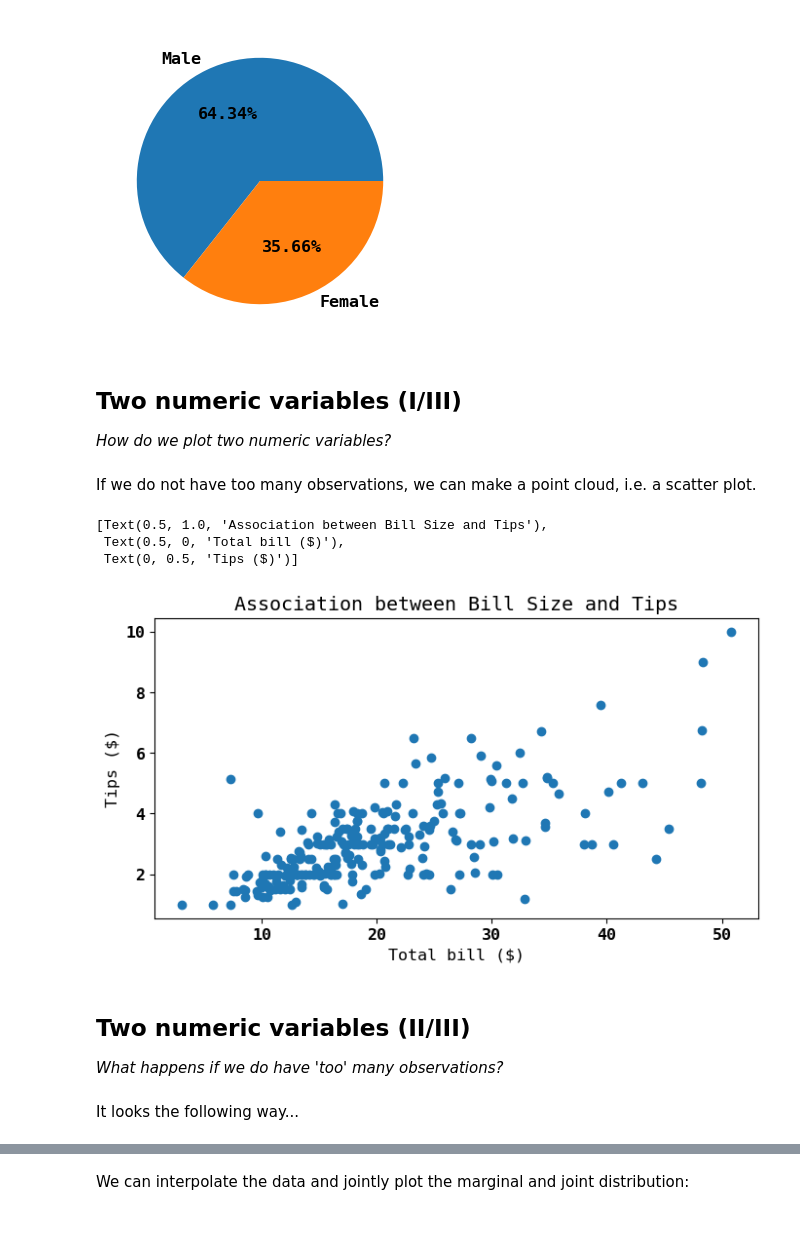
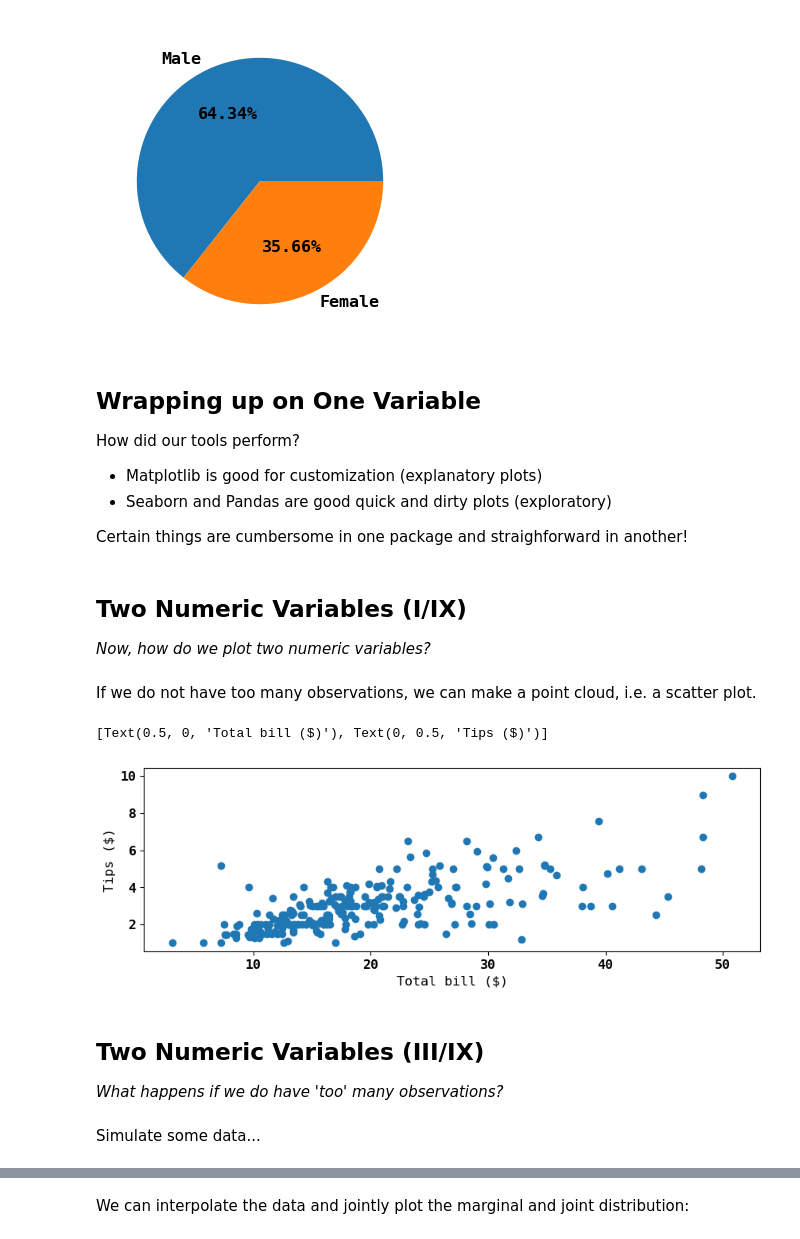
Before and after one commit to joachimkrasmussen/ISDS, a Jupyter notebook: session_3/module_3_slides.ipynb, the cells around one changed output, grey strips where cells are left out. Saved outputs shown, nothing was run; the diff lists cells and outputs as text; code cells hidden in the pictures.

```diff
--- a/session_3/module_3_slides.ipynb
+++ b/session_3/module_3_slides.ipynb
@@ -429,30 +378,29 @@ ax.pie(sizes, labels=['Male', 'Female'], autopct='%1.2f%%')  # Make pie represen
 plt.show()
 # %% [output]
 [figure]
+# %% [markdown]
+## Wrapping up on One Variable
+
+How did our tools perform?
+
+- Matplotlib is good for customization (explanatory plots)
+- Seaborn and Pandas are good quick and dirty plots (exploratory)
+
+Certain things are cumbersome in one package and straighforward in another!
 # %% [markdown]
-## Two numeric variables (I/III)
-*How do we plot two numeric variables?*
+## Two Numeric Variables (I/IX)
+*Now, how do we plot two numeric variables?*
 # %% [markdown]
 If we do not have too many observations, we can make a point cloud, i.e. a scatter plot.
 # %%
-fig, ax = plt.subplots()
-
+fig, ax = plt.subplots(figsize=(10, 3))
 ax.scatter(x=tips['total_bill'], y=tips['tip'])
-
-props = {
-'title': 'Association between Bill Size and Tips',
-'xlabel': 'Total bill ($)',
-'ylabel': 'Tips ($)',
-}
-
-ax.set(**props)
+ax.set(xlabel='Total bill ($)', ylabel='Tips ($)')
 # %% [output]
-[Text(0.5, 1.0, 'Association between Bill Size and Tips'),
- Text(0.5, 0, 'Total bill ($)'),
- Text(0, 0.5, 'Tips ($)')]
+[Text(0.5, 0, 'Total bill ($)'), Text(0, 0.5, 'Tips ($)')]
-[figure, old version]
+[figure, new version]
 # %% [markdown]
-## Two numeric variables (II/III)
+## Two Numeric Variables (III/IX)
 *What happens if we do have 'too' many observations?*
-# %% [markdown]
-It looks the following way...
+# %% [markdown]
+Simulate some data...
```
Also changed, not shown: parts of 86 cells of this notebook.
